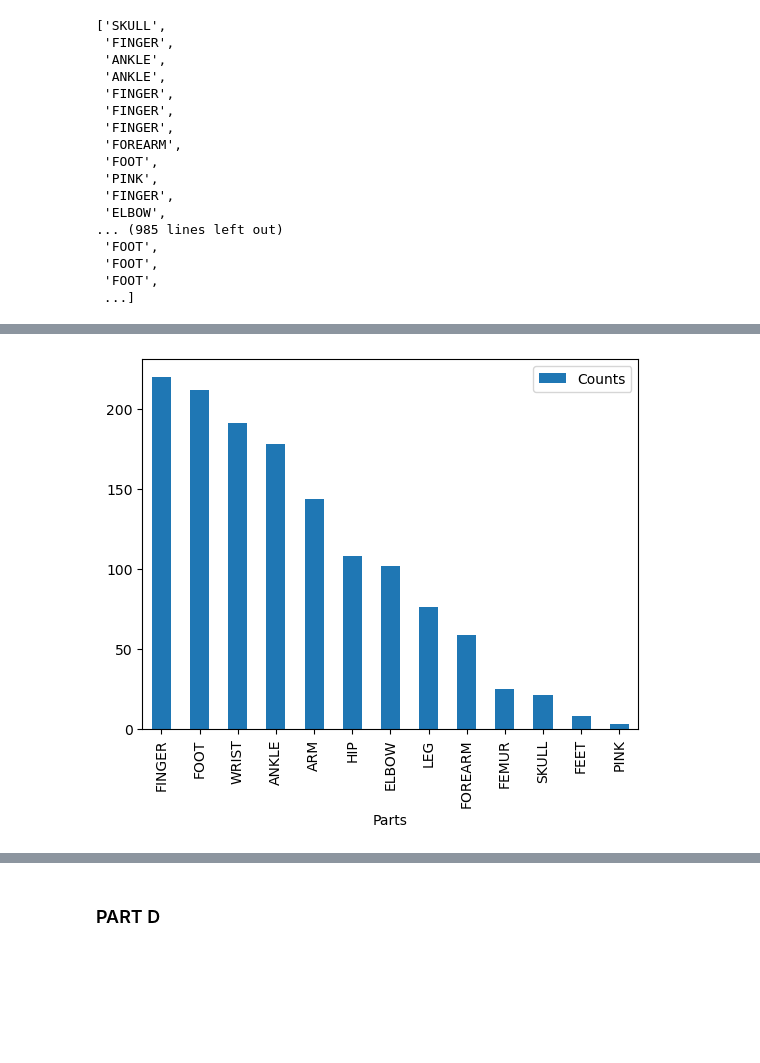
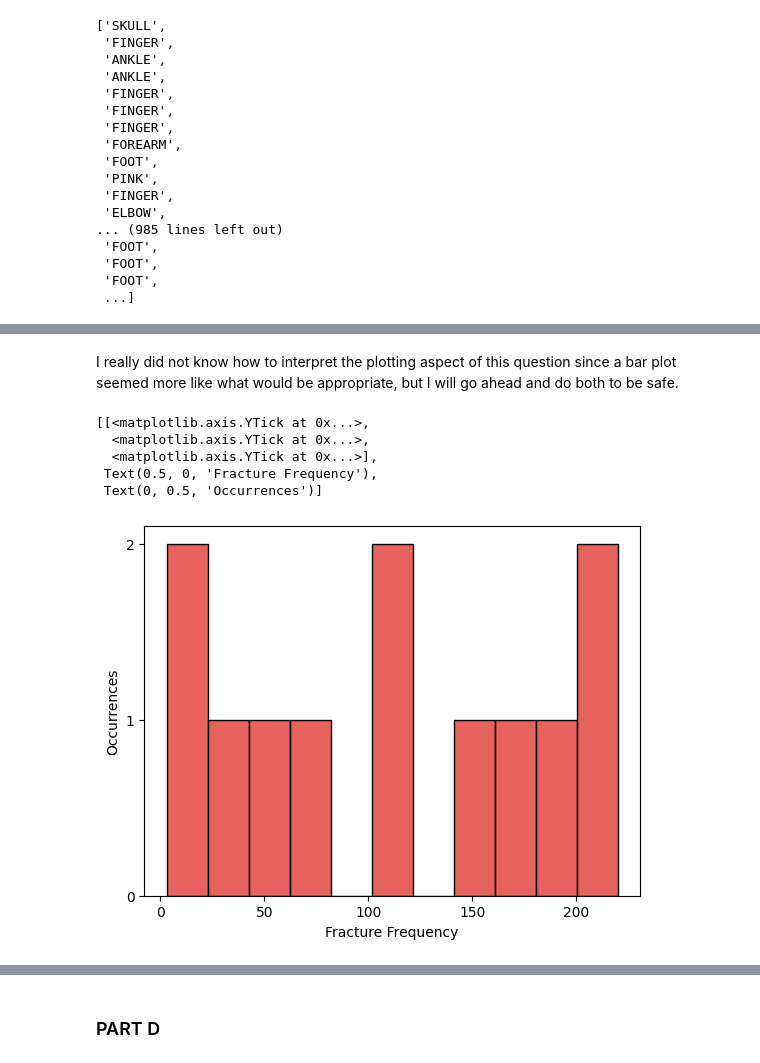
Before and after one commit to QMSS-G5072-2022/Rudoff_Jackson, a Jupyter notebook: hw05/HW5.ipynb, the cells around one changed output, grey strips where cells are left out. Drawn from its saved outputs; the diff is of its cells as text; code cells hidden in the pictures; blank space fills up the shorter version.

```diff
--- a/hw05/HW5.ipynb
+++ b/hw05/HW5.ipynb
@@ -120,6 +157,14 @@ types_df
 import matplotlib.pyplot as plt
-# %%
-types_df.plot(x = 'Parts', kind='bar')
-plt.show()
-# %% [output]
-[figure, removed]
+# %% [markdown]
+I really did not know how to interpret the plotting aspect of this question since a bar plot seemed more like what would be appropriate, but I will go ahead and do both to be safe.
+# %%
+hist = sns.histplot(x = 'Counts', data= types_df, bins= 11, color='#de2d26')
+
+hist.set(yticks=range(3), xlabel='Fracture Frequency', ylabel='Occurrences')
+# %% [output]
+[[<matplotlib.axis.YTick at 0x...>,
+  <matplotlib.axis.YTick at 0x...>,
+  <matplotlib.axis.YTick at 0x...>],
+ Text(0.5, 0, 'Fracture Frequency'),
+ Text(0, 0.5, 'Occurrences')]
+[figure, added]
```
Also changed, not shown: parts of 27 cells of this notebook.
